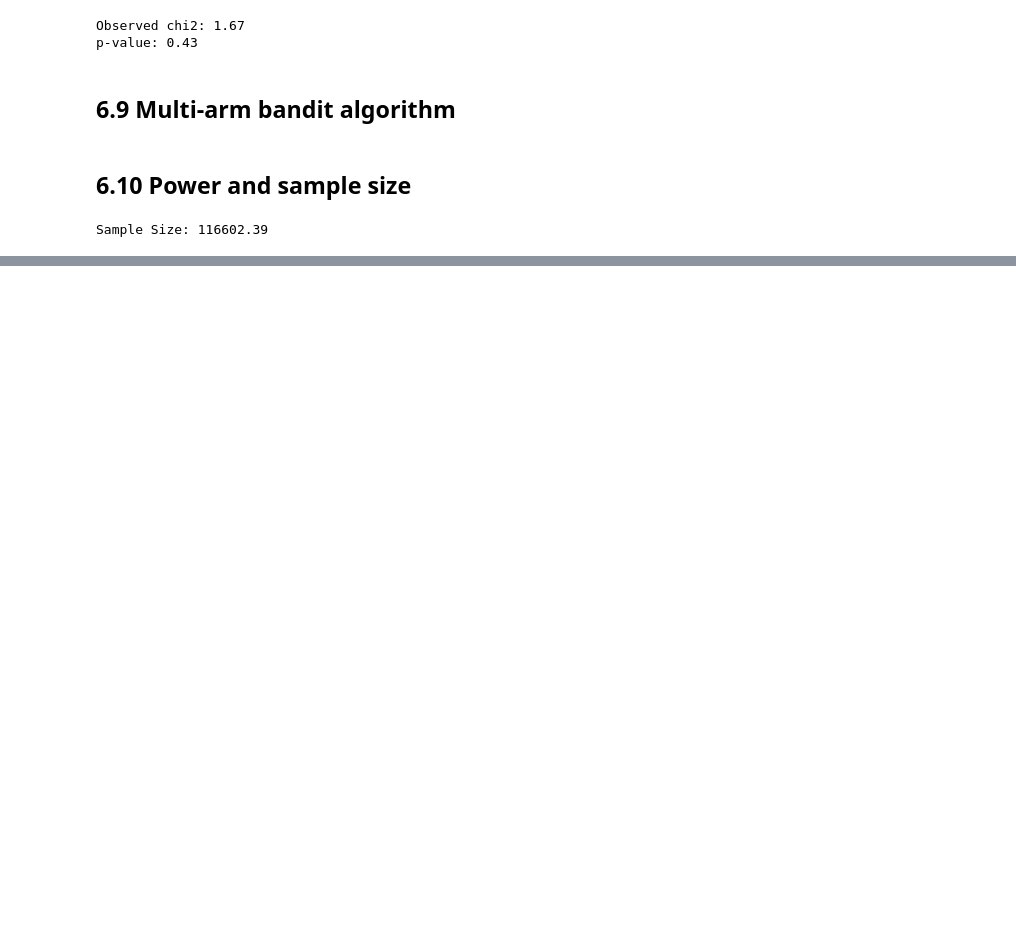
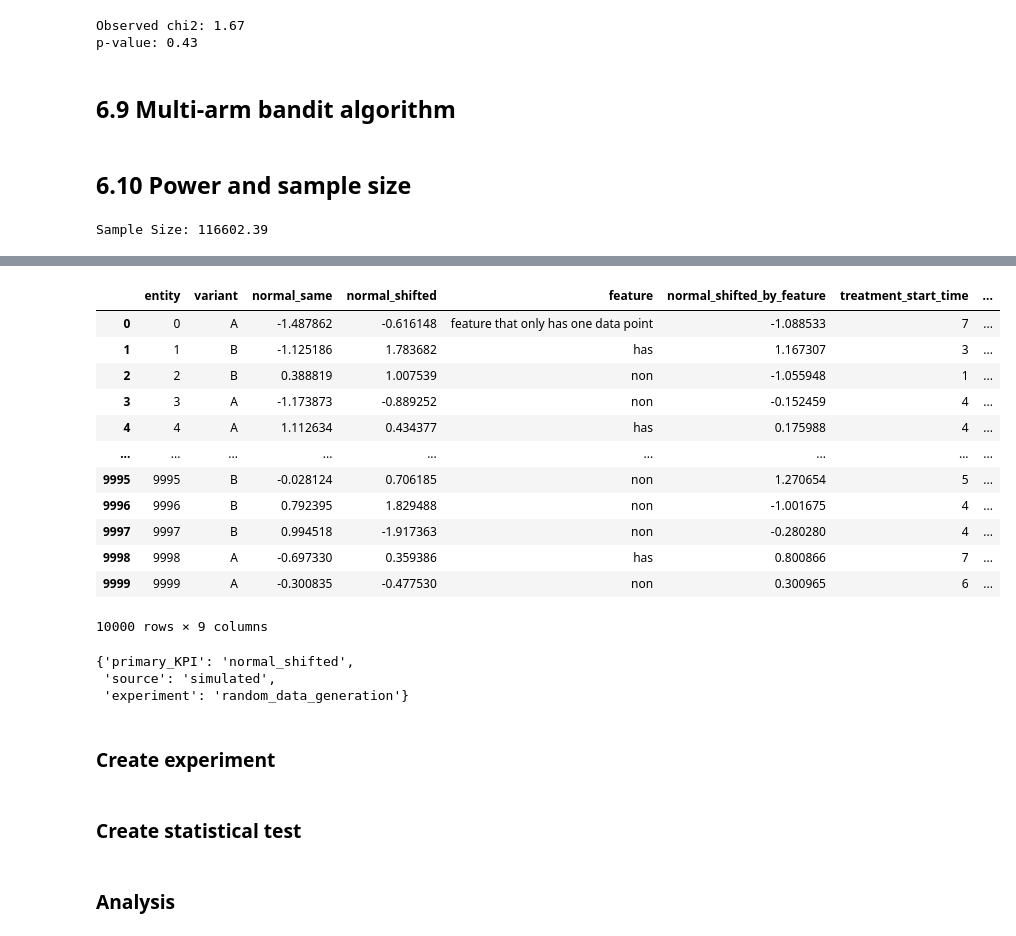
Before and after one commit to boyuan-li/BL-statistics, a Jupyter notebook: Statistics.ipynb, the cells around one changed output, grey strips where cells are left out. Cells and saved outputs as stored; diff of their text form; code cells hidden in the pictures; blank space fills up the shorter version.

```diff
--- a/Statistics.ipynb
+++ b/Statistics.ipynb
@@ -545,0 +556,24 @@ Sample Size: 116602.39
+# %%
+data
+# %% [output]
+|  | entity | variant | normal_same | normal_shifted | feature | normal_shifted_by_feature | treatment_start_time | ... |
+| 0 | 0 | A | -1.487862 | -0.616148 | feature that only has one data point | -1.088533 | 7 | ... |
+| 1 | 1 | B | -1.125186 | 1.783682 | has | 1.167307 | 3 | ... |
+| 2 | 2 | B | 0.388819 | 1.007539 | non | -1.055948 | 1 | ... |
+| 3 | 3 | A | -1.173873 | -0.889252 | non | -0.152459 | 4 | ... |
+| 4 | 4 | A | 1.112634 | 0.434377 | has | 0.175988 | 4 | ... |
+| ... | ... | ... | ... | ... | ... | ... | ... | ... |
+| 9995 | 9995 | B | -0.028124 | 0.706185 | non | 1.270654 | 5 | ... |
+| 9996 | 9996 | B | 0.792395 | 1.829488 | non | -1.001675 | 4 | ... |
+| 9997 | 9997 | B | 0.994518 | -1.917363 | non | -0.280280 | 4 | ... |
+| 9998 | 9998 | A | -0.697330 | 0.359386 | has | 0.800866 | 7 | ... |
+| 9999 | 9999 | A | -0.300835 | -0.477530 | non | 0.300965 | 6 | ... |
+10000 rows × 9 columns
+# %%
+metadata
+# %% [output]
+{'primary_KPI': 'normal_shifted',
+ 'source': 'simulated',
+ 'experiment': 'random_data_generation'}
+# %% [markdown]
+### Create experiment
@@ -545,0 +584,2 @@ Sample Size: 116602.39
+# %% [markdown]
+### Create statistical test
@@ -545,0 +592,2 @@ Sample Size: 116602.39
+# %% [markdown]
+### Analysis
```
Also changed, not shown: parts of 42 cells of this notebook.
